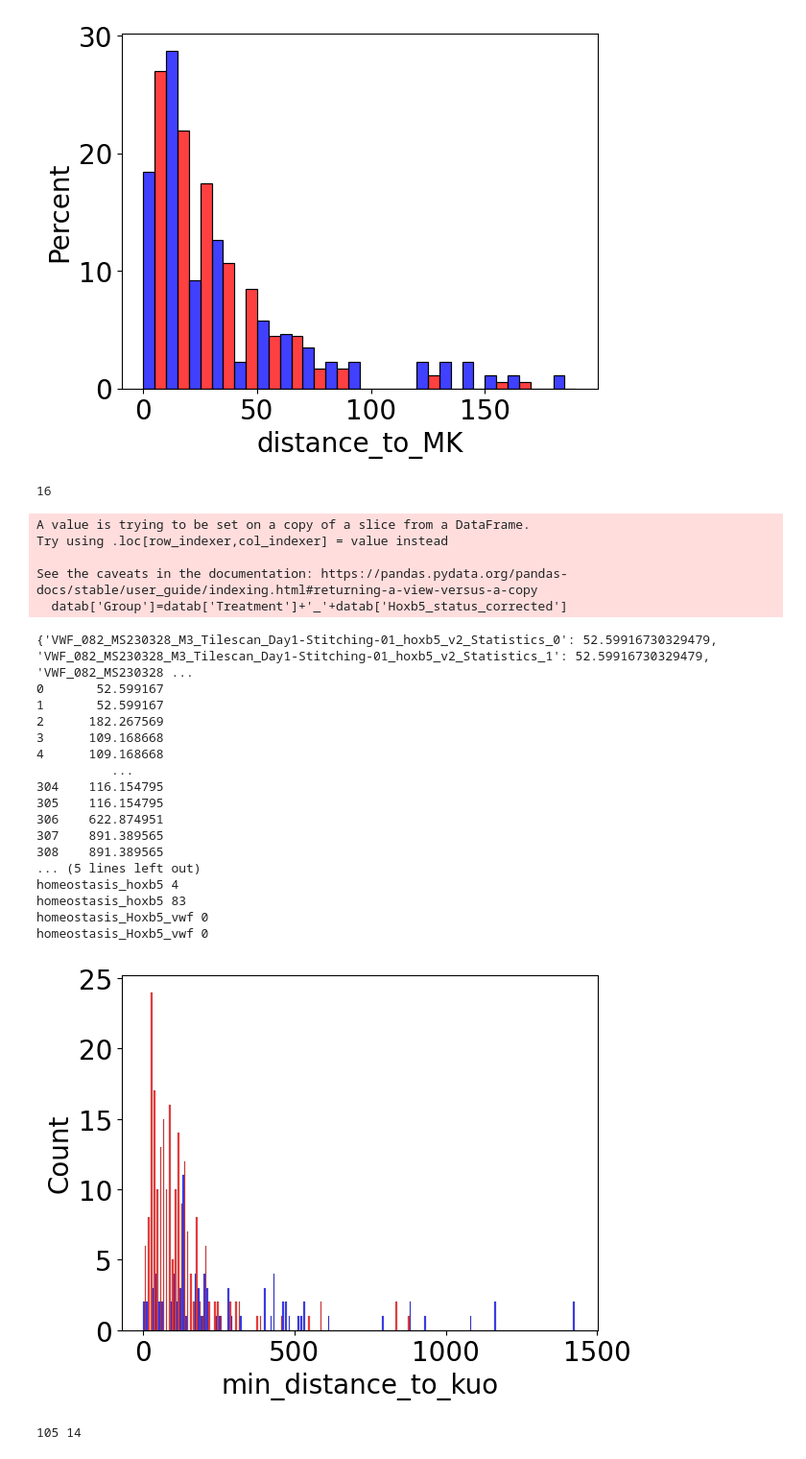
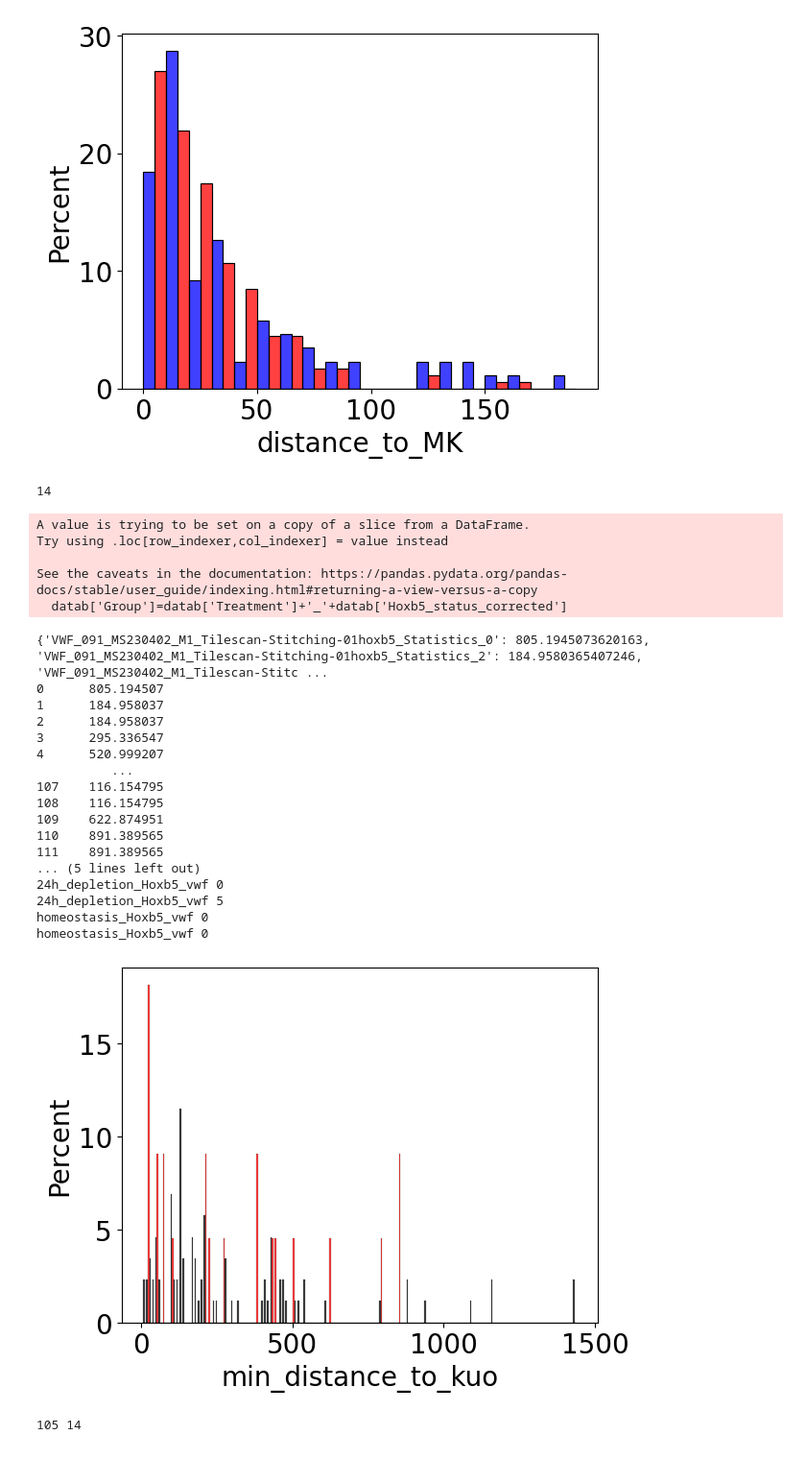
Before and after one commit to Mas515/Image_analysis, a Jupyter notebook: IVMtilescans_plot.ipynb, the cells around one changed output. Shown at 96% size. Saved outputs shown, nothing was run; the diff lists cells and outputs as text; code cells hidden in the pictures.

Commit message:
better IVM tilescan normalization

```diff
--- a/IVMtilescans_plot.ipynb
+++ b/IVMtilescans_plot.ipynb
@@ -546,9 +546,9 @@ data=pd.read_csv('/Users/secchim/Documents/Experiments/distance analysis/distanc
 data=data[data['file_type']=='tilescan']
 data['Final_Cell_ID']=data['file']+'_'+data['ID'].astype(str)
 # datax=data[data['track_length']!=0]
-# data=data[data['Treatment']!='ageing']
+data=data[data['Treatment']!='ageing']
 data=data[data['Treatment']!='depletion']
-data=data[data['Treatment']!='24h_depletion']
+# data=data[data['Treatment']!='24h_depletion']
 # data=data[data['Treatment']!='homeostasis']
 # datax=datax[datax['Metadata_Timepoint']!='1']
 
@@ -629,57 +629,57 @@ for i, b in data.iterrows():
 
 ##plotting homeostasis and depletion for Hoxb5+vwf-
 # data=data[data['Hoxb5_status_corrected']=='hoxb5']
-# sns.histplot(data, x="min_distance_to_kuo", hue="Treatment", palette=['black','red'], hue_order=('homeostasis','24h_depletion'), legend=False, binwidth=10, multiple="dodge")
+sns.histplot(data, x="min_distance_to_kuo", hue="Treatment", palette=['black','red'], hue_order=('homeostasis','24h_depletion'), legend=False, binwidth=10, multiple="dodge",stat='percent', common_norm=False)
 ##plotting homeostasis and ageing for Hoxb5+vwf-
-sns.histplot(data, x="min_distance_to_kuo", hue="Treatment", palette=['blue','red'], hue_order=('homeostasis','ageing'), legend=False, binwidth=10, multiple="dodge")
+# sns.histplot(data, x="min_distance_to_kuo", hue="Treatment", palette=['blue','red'], hue_order=('homeostasis','ageing'), legend=False, binwidth=10, multiple="dodge")
 
 
 # ## plotting hoxb5vwf+ vs hoxb5vwf- in ageing
 # data=data[data['Treatment']!='homeostasis']
 # sns.histplot(data, x="min_distance_to_kuo", hue="Hoxb5_status_corrected", palette=['green','orange'], hue_order=('Hoxb5_vwf','hoxb5'), legend=False, binwidth=10, multiple="dodge")
 # print(len(data['Final_Cell_ID'].unique()))
 
 #TO GET THE NUMBERS OF CELLS IN CLUSTER FOR THE PIE PLOTS
 for i in data['Group'].unique():
     db=(data[data['Group']==i])
     print(i, len(db[db['min_distance_to_kuo']<20]))
     print(i, len(db[db['min_distance_to_kuo']>20]))
 
 ##STATS
 # data=data[data['Treatment']!='depletion']###When excluding na, compare only homeostasis and 24hdepletion
 # model = ols('min_distance_to_kuo ~  C(Hoxb5_status_corrected) + C(Treatment)', data=data).fit()
 # sm.stats.anova_lm(model, typ=2)
 # sm.stats.multicomp.pairwise_tukeyhsd(data['min_distance_to_kuo'], data['Treatment'], alpha=0.05).summary()
 # sm.stats.multicomp.pairwise_tukeyhsd(data['min_distance_to_kuo'], data['Hoxb5_status_corrected'], alpha=0.05).summary()
 # sm.stats.multicomp.pairwise_tukeyhsd(data['min_distance_to_kuo'], data['Group'], alpha=0.05).summary()
 
 # data.to_csv('/Users/secchim/Documents/Experiments/distance analysis/permut_hoxb5.csv', index=False)
 # data.to_csv('/Users/secchim/Documents/Experiments/distance analysis/permut_hoxb5_aged.csv', index=False)
 # %% [output]
-16
+14
 A value is trying to be set on a copy of a slice from a DataFrame.
 Try using .loc[row_indexer,col_indexer] = value instead
 
 See the caveats in the documentation: https://pandas.pydata.org/pandas-docs/stable/user_guide/indexing.html#returning-a-view-versus-a-copy
   datab['Group']=datab['Treatment']+'_'+datab['Hoxb5_status_corrected']
-{'VWF_082_MS230328_M3_Tilescan_Day1-Stitching-01_hoxb5_v2_Statistics_0': 52.59916730329479, 'VWF_082_MS230328_M3_Tilescan_Day1-Stitching-01_hoxb5_v2_Statistics_1': 52.59916730329479, 'VWF_082_MS230328 ...
-0       52.599167
-1       52.599167
-2      182.267569
-3      109.168668
-4      109.168668
+{'VWF_091_MS230402_M1_Tilescan-Stitching-01hoxb5_Statistics_0': 805.1945073620163, 'VWF_091_MS230402_M1_Tilescan-Stitching-01hoxb5_Statistics_2': 184.9580365407246, 'VWF_091_MS230402_M1_Tilescan-Stitc ...
+0      805.194507
+1      184.958037
+2      184.958037
+3      295.336547
+4      520.999207
           ...
-304    116.154795
-305    116.154795
-306    622.874951
-307    891.389565
-308    891.389565
+107    116.154795
+108    116.154795
+109    622.874951
+110    891.389565
+111    891.389565
 ... (5 lines left out)
-homeostasis_hoxb5 4
-homeostasis_hoxb5 83
+24h_depletion_Hoxb5_vwf 0
+24h_depletion_Hoxb5_vwf 5
 homeostasis_Hoxb5_vwf 0
 homeostasis_Hoxb5_vwf 0
-[figure, old version]
+[figure, new version]
 # %%
 data=pd.read_csv('/Users/secchim/Documents/Experiments/distance analysis/distance_to_MK_v1.csv', index_col=None, header=0)
 plt.rcParams["font.size"]=20
```
Also changed, not shown: parts of 7 cells of this notebook.
